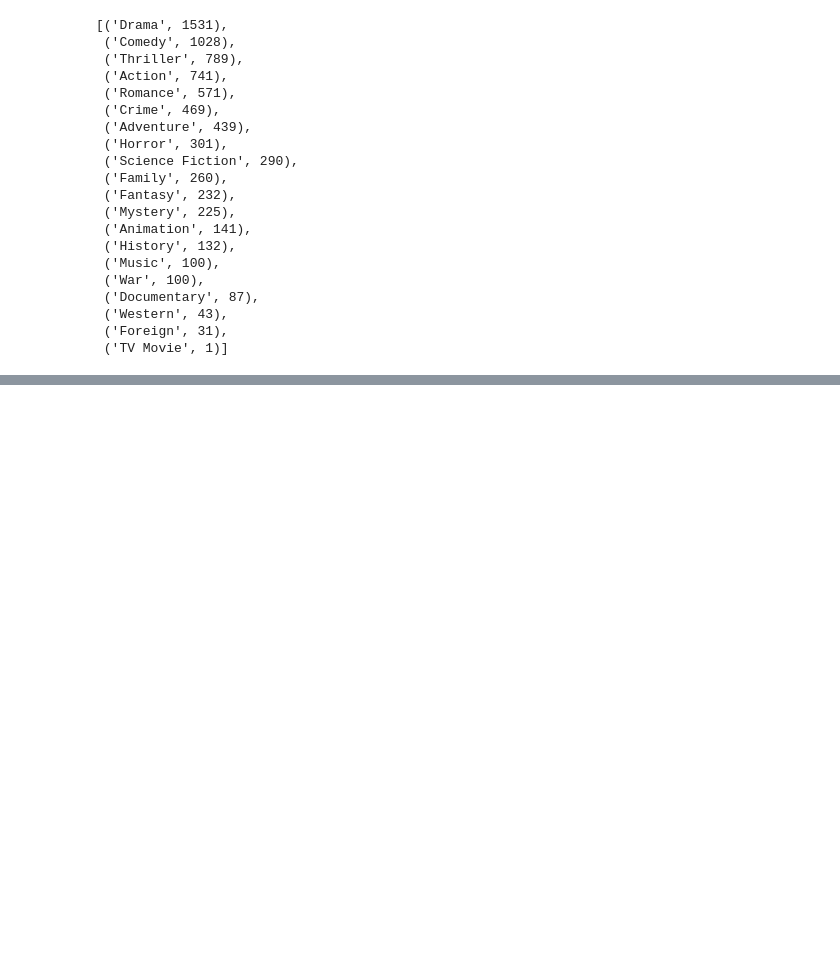
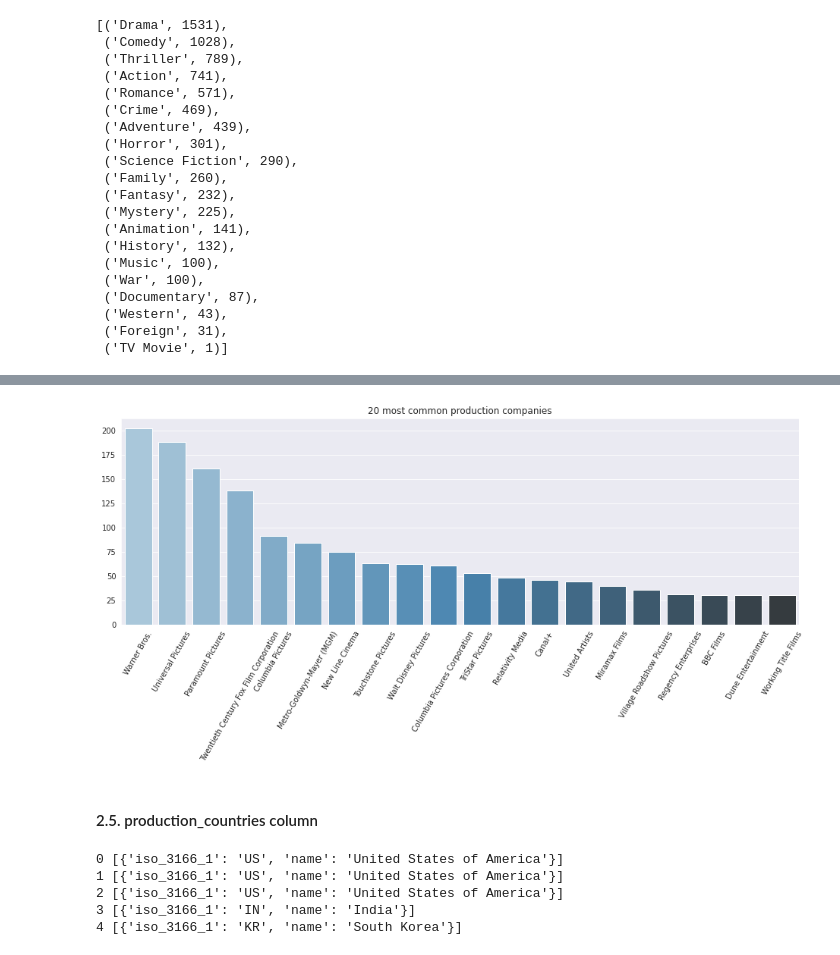
Before and after one commit to eRafaell/kaggle_tmdb_box_office_prediction, a Jupyter notebook: tmdb_box_office_prediction.ipynb, the cells around one changed output, grey strips where cells are left out. Drawn from its saved outputs; the diff is of its cells as text; code cells hidden in the pictures; blank space fills up the shorter version.

```diff
--- a/tmdb_box_office_prediction.ipynb
+++ b/tmdb_box_office_prediction.ipynb
@@ -363,0 +438,3 @@ genres_count
+# %%
+for i, value in enumerate(train['production_companies'][:5]):
+    print(i, value)
@@ -363,0 +472,8 @@ genres_count
+# %%
+# list of production companies for every movie
+prod_companies_names_train = train['production_companies'].apply(lambda x: [i['name'] for i in x] if x!={} else [])
+prod_companies_names_test = test['production_companies'].apply(lambda x: [i['name'] for i in x] if x!={} else [])
+
+pd.DataFrame({'title': train['title'],
+              'production_companies': prod_companies_names_train,
+              'production_companies_number': prod_companies_names_train.apply(len)}).head(20)
@@ -363,0 +498,4 @@ genres_count
+# %%
+# 20 most common production companies
+production_companies_count = Counter([i for j in prod_companies_names_train for i in j]).most_common()
+production_companies_count[:20]
@@ -363,0 +523,22 @@ genres_count
+# %%
+# 20 most common production companies - plot
+fig = plt.figure(figsize=(16, 5))
+sns.barplot(y=[value[1] for value in production_companies_count[:20]],
+            x=[value[0] for value in production_companies_count[:20]],
+            palette="Blues_d")
+plt.title('20 most common production companies')
+plt.xticks(rotation=60)
+plt.show()
+# %% [output]
+[figure, added]
+# %% [markdown]
+#### 2.5. production_countries column <a name="heading--2-5"/>
+# %%
+for i, value in enumerate(train['production_countries'][:5]):
+    print(i, value)
+# %% [output]
+0 [{'iso_3166_1': 'US', 'name': 'United States of America'}]
+1 [{'iso_3166_1': 'US', 'name': 'United States of America'}]
+2 [{'iso_3166_1': 'US', 'name': 'United States of America'}]
+3 [{'iso_3166_1': 'IN', 'name': 'India'}]
+4 [{'iso_3166_1': 'KR', 'name': 'South Korea'}]
```
Also changed, not shown: parts of 59 cells of this notebook.
